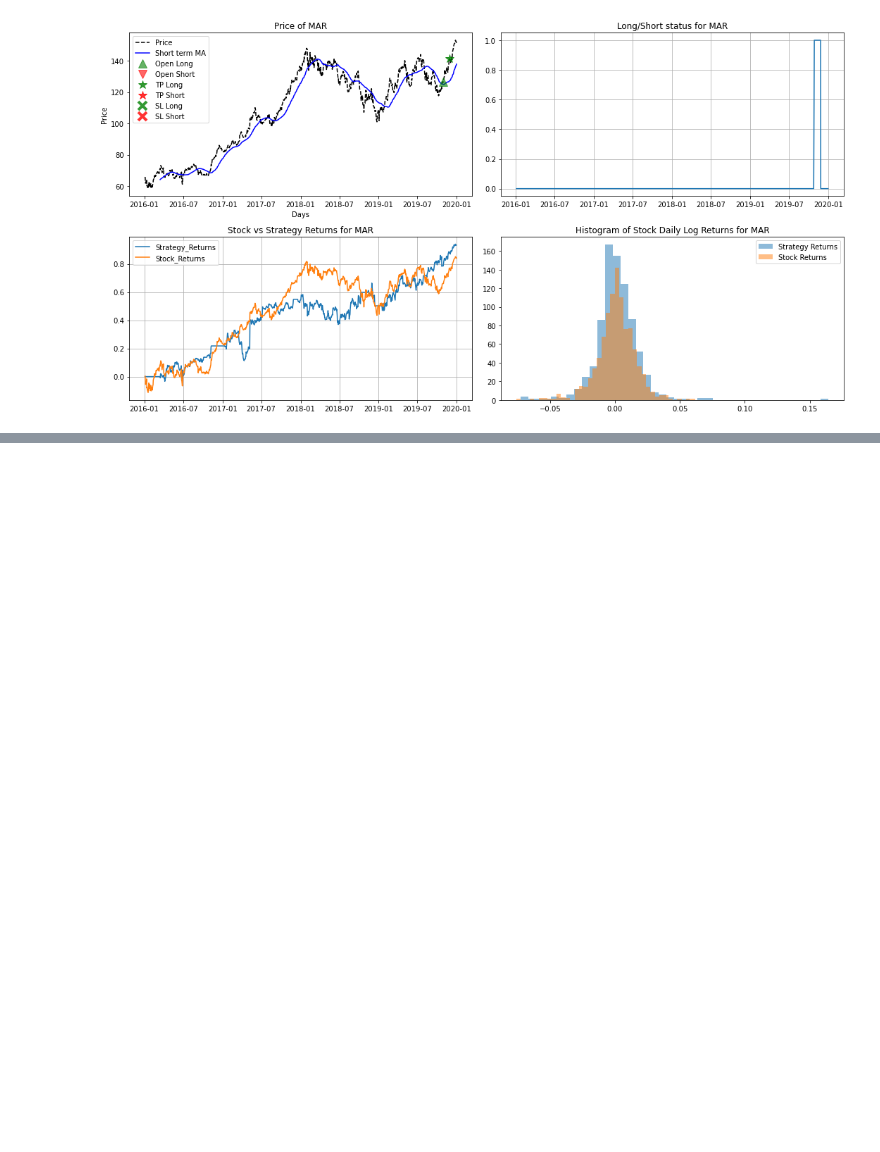
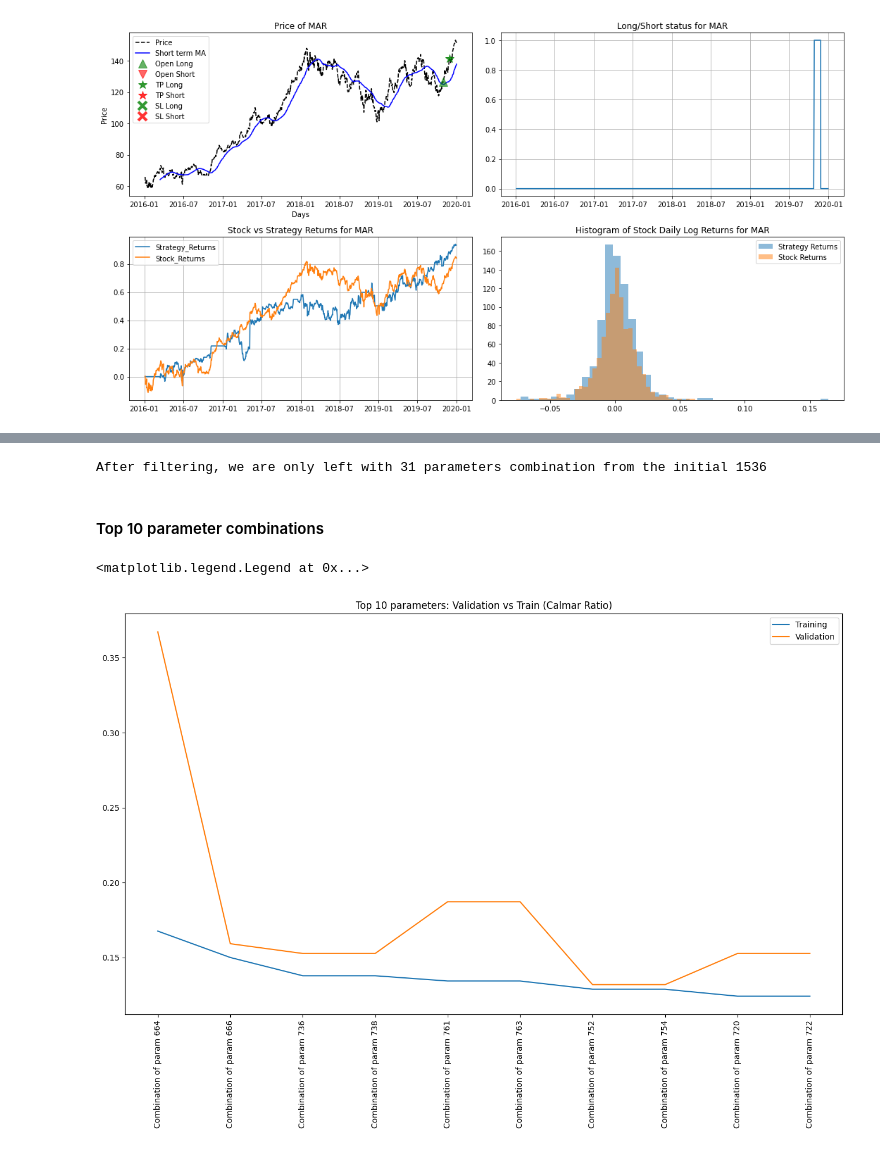
Before and after one commit to siddharthgohil/Trading_with_MACDnSMA, a Jupyter notebook: SMACD_Event_Based.ipynb, the cells around one changed output, grey strips where cells are left out. Cells and saved outputs as stored; diff of their text form; code cells hidden in the pictures; blank space fills up the shorter version.

Commit message:
Parameters selection

```diff
--- a/SMACD_Event_Based.ipynb
+++ b/SMACD_Event_Based.ipynb
@@ -1066,0 +1080,24 @@ The maximum drawdown period: 480.00 days
+# %%
+all_returns_df['Params'] = parameters
+metric_only_df = all_returns_df.copy()
+metric_only_df = metric_only_df[
+                            (metric_only_df[f'{metric}_validation'] > metric_only_df[f'{metric}']) &
+                            (metric_only_df[f'{metric}_validation'] > 0) &
+                            (metric_only_df[f'{metric}'] > 0)
+                            ]
+print(f'After filtering, we are only left with {len(metric_only_df)} parameters combination from the initial 1536')
+# %% [output]
+After filtering, we are only left with 31 parameters combination from the initial 1536
+# %% [markdown]
+#### Top 10 parameter combinations
+# %%
+top_ten_params = metric_only_df.sort_values([f'{metric}',f'{metric}_validation'], ascending=[False, False]).head(10)
+plt.figure(figsize=(16, 9))
+plt.plot(top_ten_params[f'{metric}'], label='Training')
+plt.plot(top_ten_params[f'{metric}_validation'], label='Validation')
+plt.title('Top 10 parameters: Validation vs Train (Calmar Ratio)')
+plt.xticks(rotation=90)
+plt.legend()
+# %% [output]
+<matplotlib.legend.Legend at 0x...>
+[figure, added]
```
Also changed, not shown: parts of 18 cells of this notebook.
